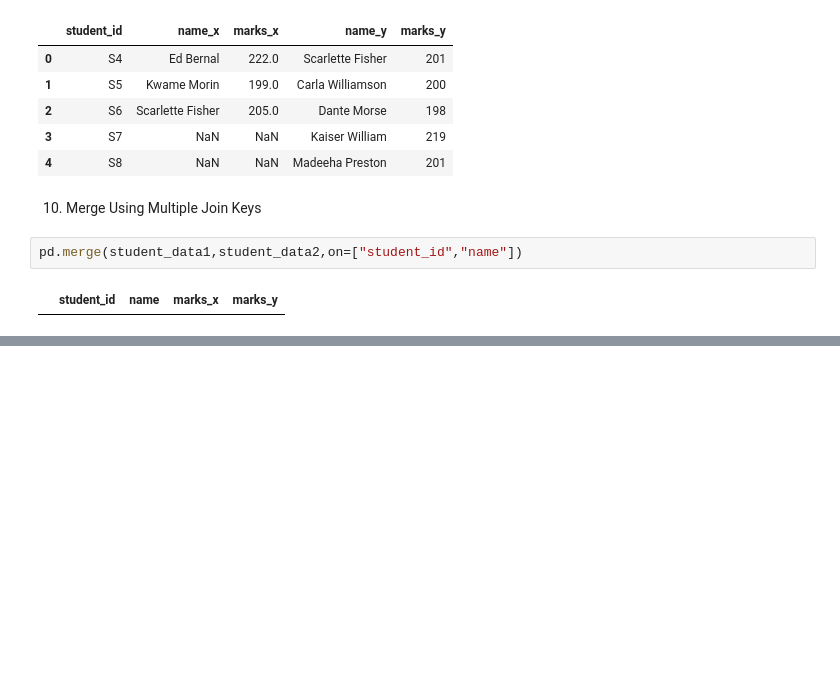
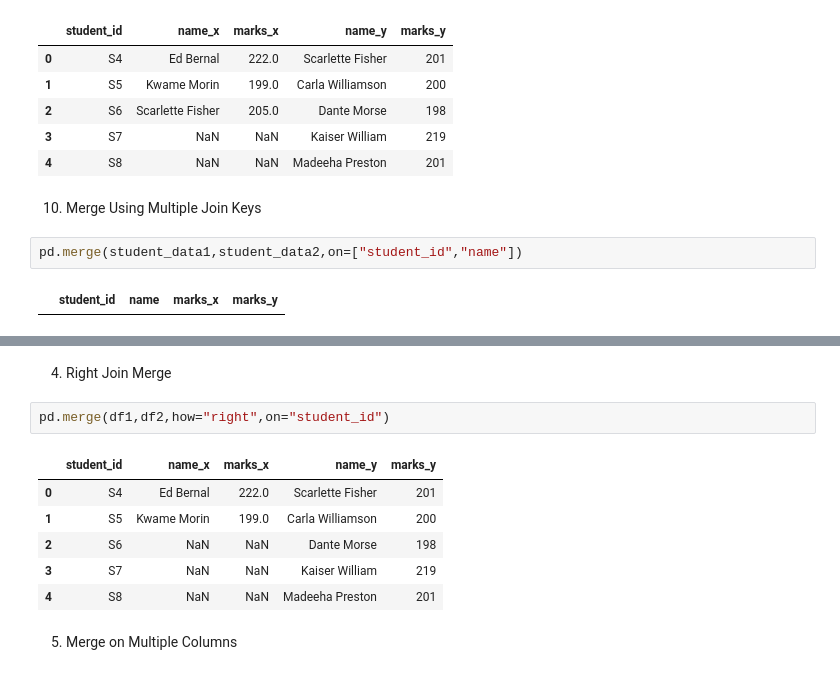
Before and after one commit to Sanya-Katiyar-Eng/ML_Basics, a Jupyter notebook: Practice_question/Pandas/JoiningAndMerging.ipynb, the cells around one changed output, grey strips where cells are left out. Saved outputs shown, nothing was run; the diff lists cells and outputs as text; blank space fills up the shorter version.

```diff
--- a/Practice_question/Pandas/JoiningAndMerging.ipynb
+++ b/Practice_question/Pandas/JoiningAndMerging.ipynb
@@ -192,0 +256,13 @@ pd.merge(student_data1,student_data2,on=["student_id","name"])
+# %% [markdown]
+4. Right Join Merge
+# %%
+pd.merge(df1,df2,how="right",on="student_id")
+# %% [output]
+|  | student_id | name_x | marks_x | name_y | marks_y |
+| 0 | S4 | Ed Bernal | 222.0 | Scarlette Fisher | 201 |
+| 1 | S5 | Kwame Morin | 199.0 | Carla Williamson | 200 |
+| 2 | S6 | NaN | NaN | Dante Morse | 198 |
+| 3 | S7 | NaN | NaN | Kaiser William | 219 |
+| 4 | S8 | NaN | NaN | Madeeha Preston | 201 |
+# %% [markdown]
+5. Merge on Multiple Columns
```
Also changed, not shown: parts of 25 cells of this notebook, 8 other files.
